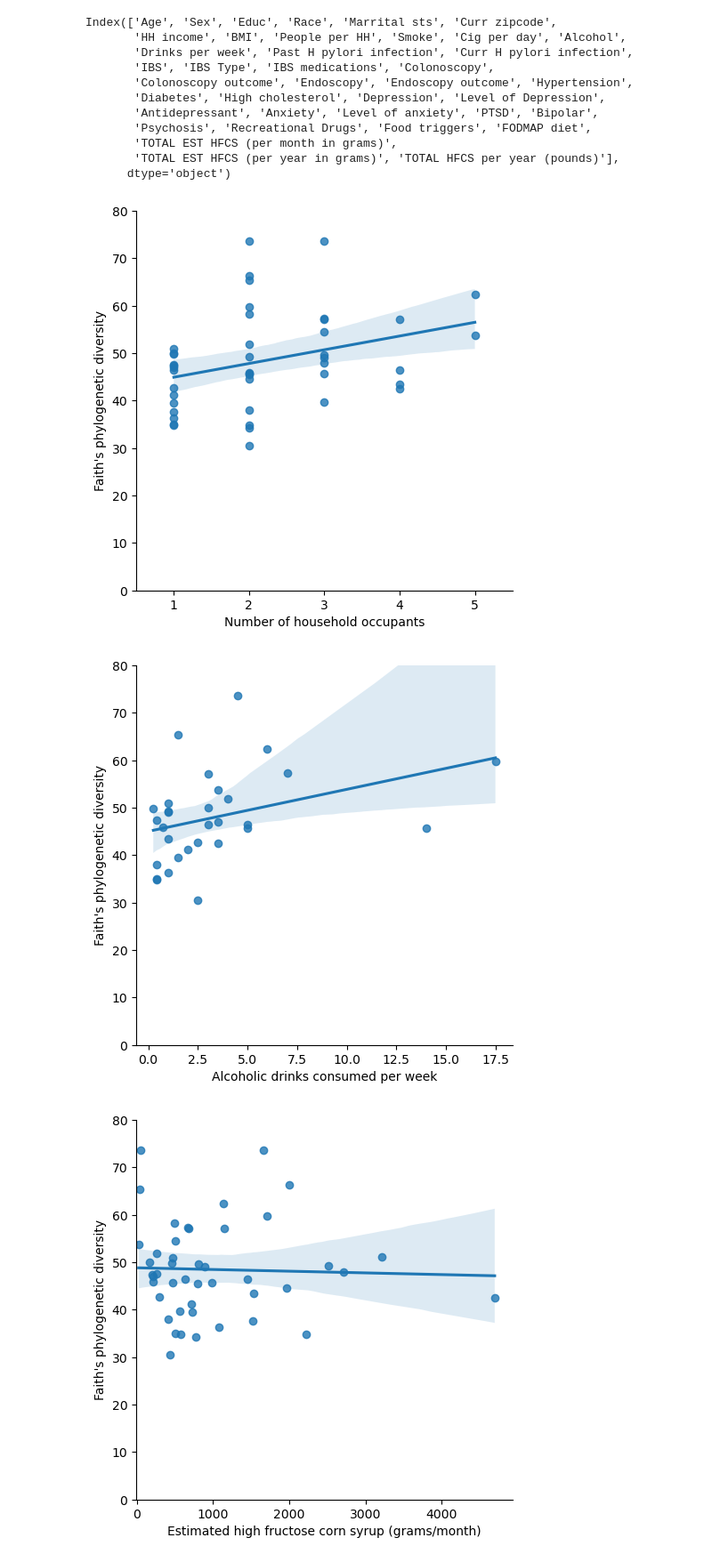
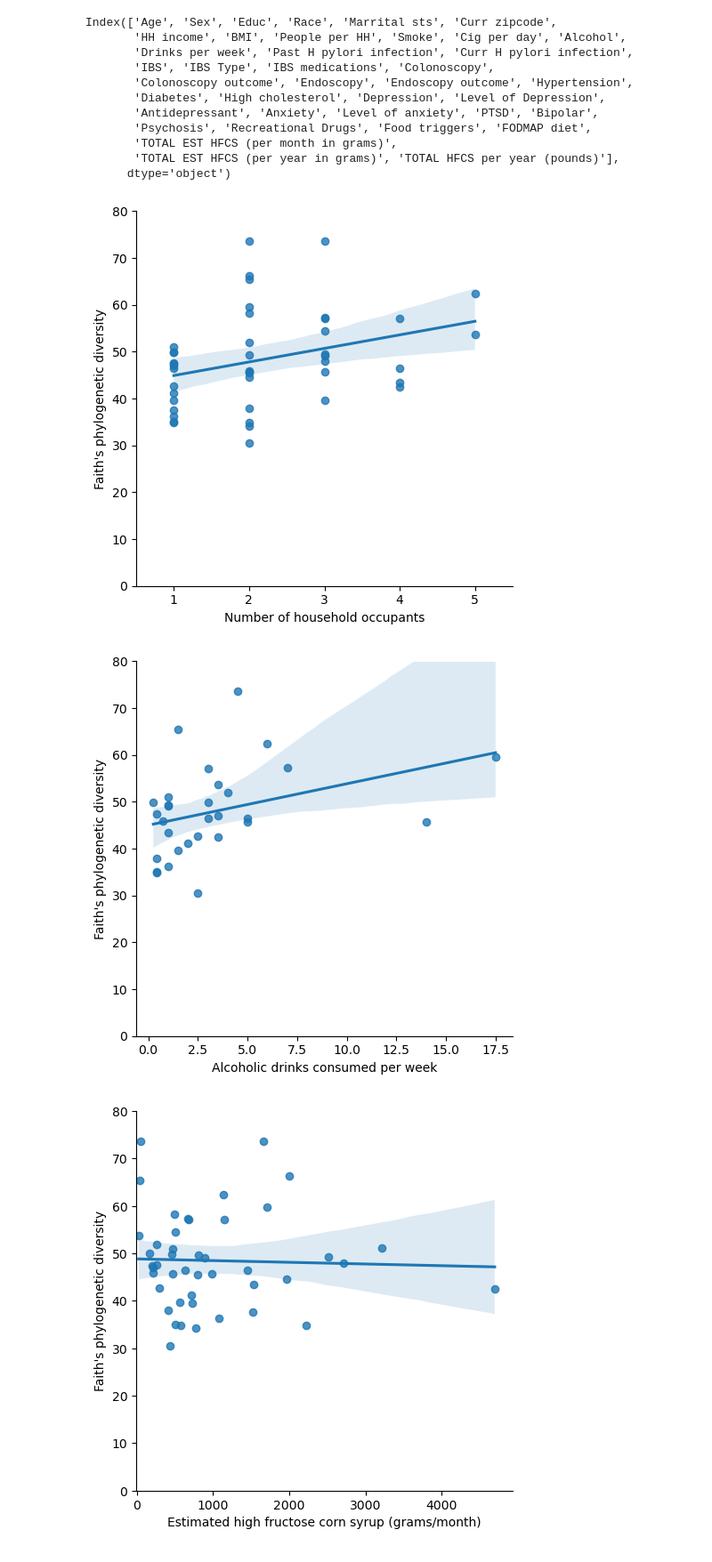
Before and after one commit to sterrettJD/Phadtare-IBS, a Jupyter notebook: Network-LEfSe-alphaplots.ipynb, the cells around one changed output. Shown at 89% size. Drawn from its saved outputs; the diff is of its cells as text; code cells hidden in the pictures.

Commit message:
tight layout faith socio plots

```diff
--- a/Network-LEfSe-alphaplots.ipynb
+++ b/Network-LEfSe-alphaplots.ipynb
@@ -1143,29 +1143,31 @@ g.axes[0,0].set_xticks([1,2,3,4,5])
 g.axes[0,0].set_xlim(0.5,5.5)
 g.axes[0,0].set_ylim(0,80)
 
+plt.tight_layout()
 plt.savefig("Figures/HHoccupants-Faith.pdf")
 plt.show()
 # %% [output]
-[figure, old version]
+[figure, new version]
 # %%
 faith = Artifact.load("Data/faith_pd_vector.qza").view(pd.Series)
 faith = pd.concat([faith,
                    metadata["Drinks per week"]],
                  axis=1)
 
 g = sns.lmplot(x="Drinks per week",
                 y="faith_pd",
                 data=faith)
 
 g.axes[0,0].set_xlabel("Alcoholic drinks consumed per week")
 g.axes[0,0].set_ylabel("Faith's phylogenetic diversity")
 
 g.axes[0,0].set_ylim(0,80)
 
+plt.tight_layout()
 plt.savefig("Figures/Drinksperweek-Faith.pdf")
 plt.show()
 # %% [output]
-[figure, old version]
+[figure, new version]
 # %%
 faith = Artifact.load("Data/faith_pd_vector.qza").view(pd.Series)
 faith = pd.concat([faith,
```
